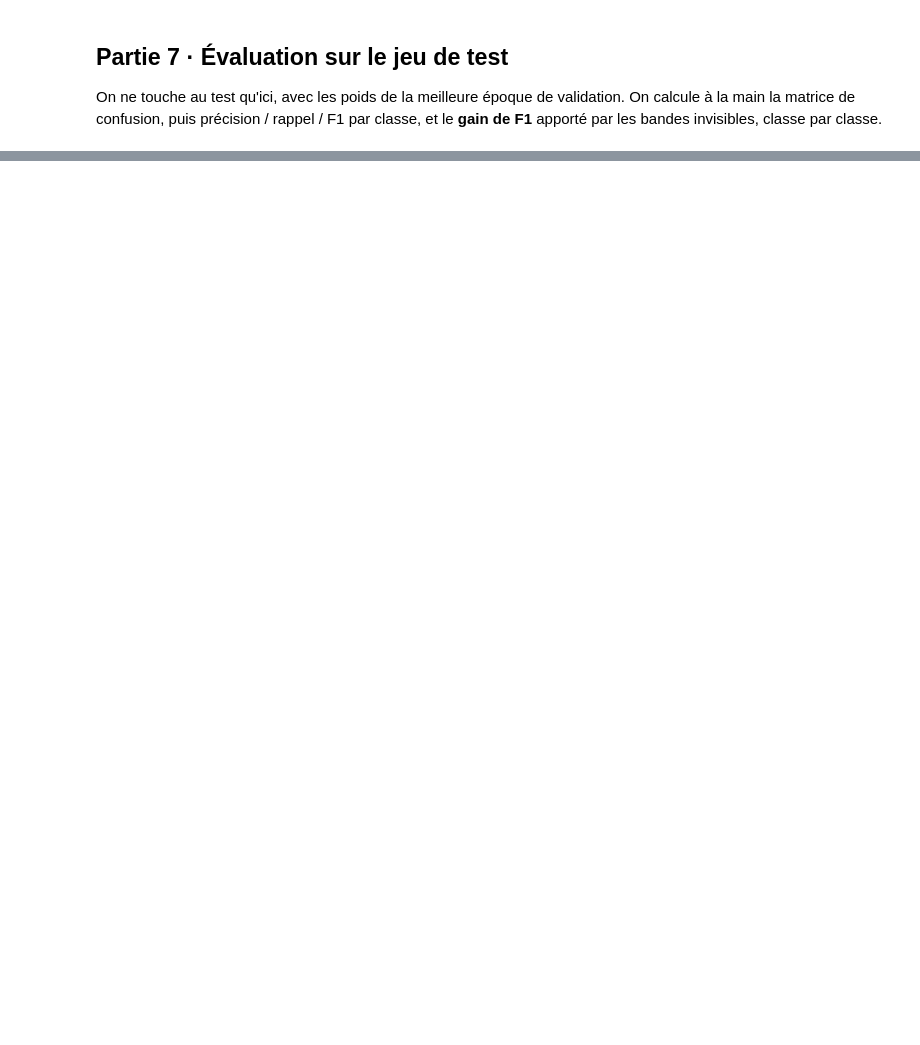
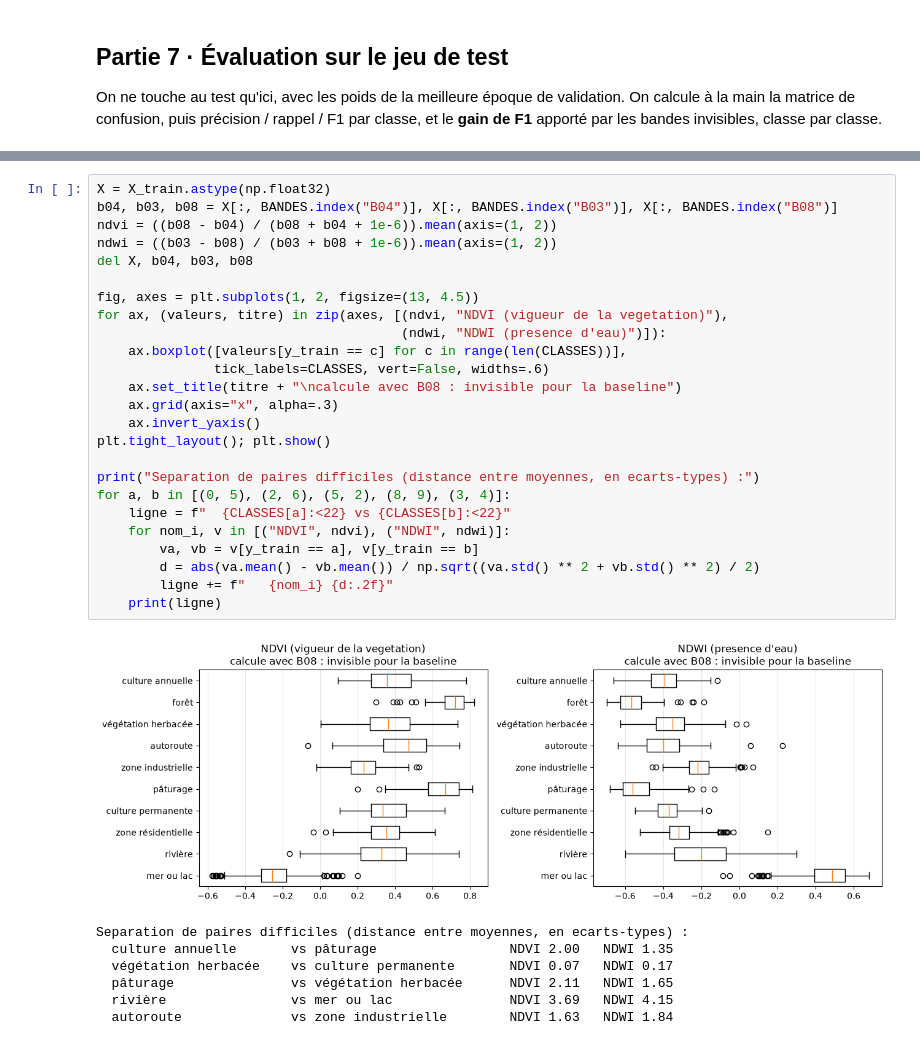
Before and after one commit to odowin/DL201-NN, a Jupyter notebook: part-3.ipynb, the cells around one changed output, grey strips where cells are left out. Saved outputs shown, nothing was run; the diff lists cells and outputs as text; blank space fills up the shorter version.

```diff
--- a/part-3.ipynb
+++ b/part-3.ipynb
@@ -561,0 +781,33 @@ for d, i, j in plats[-3:]:
+# %%
+X = X_train.astype(np.float32)
+b04, b03, b08 = X[:, BANDES.index("B04")], X[:, BANDES.index("B03")], X[:, BANDES.index("B08")]
+ndvi = ((b08 - b04) / (b08 + b04 + 1e-6)).mean(axis=(1, 2))
+ndwi = ((b03 - b08) / (b03 + b08 + 1e-6)).mean(axis=(1, 2))
+del X, b04, b03, b08
+
+fig, axes = plt.subplots(1, 2, figsize=(13, 4.5))
+for ax, (valeurs, titre) in zip(axes, [(ndvi, "NDVI (vigueur de la vegetation)"),
+                                       (ndwi, "NDWI (presence d'eau)")]):
+    ax.boxplot([valeurs[y_train == c] for c in range(len(CLASSES))],
+               tick_labels=CLASSES, vert=False, widths=.6)
+    ax.set_title(titre + "\ncalcule avec B08 : invisible pour la baseline")
+    ax.grid(axis="x", alpha=.3)
+    ax.invert_yaxis()
+plt.tight_layout(); plt.show()
+
+print("Separation de paires difficiles (distance entre moyennes, en ecarts-types) :")
+for a, b in [(0, 5), (2, 6), (5, 2), (8, 9), (3, 4)]:
+    ligne = f"  {CLASSES[a]:<22} vs {CLASSES[b]:<22}"
+    for nom_i, v in [("NDVI", ndvi), ("NDWI", ndwi)]:
+        va, vb = v[y_train == a], v[y_train == b]
+        d = abs(va.mean() - vb.mean()) / np.sqrt((va.std() ** 2 + vb.std() ** 2) / 2)
+        ligne += f"   {nom_i} {d:.2f}"
+    print(ligne)
+# %% [output]
+[figure, added]
+Separation de paires difficiles (distance entre moyennes, en ecarts-types) :
+  culture annuelle       vs pâturage                 NDVI 2.00   NDWI 1.35
+  végétation herbacée    vs culture permanente       NDVI 0.07   NDWI 0.17
+  pâturage               vs végétation herbacée      NDVI 2.11   NDWI 1.65
+  rivière                vs mer ou lac               NDVI 3.69   NDWI 4.15
+  autoroute              vs zone industrielle        NDVI 1.63   NDWI 1.84
```
Also changed, not shown: parts of 18 cells of this notebook.
